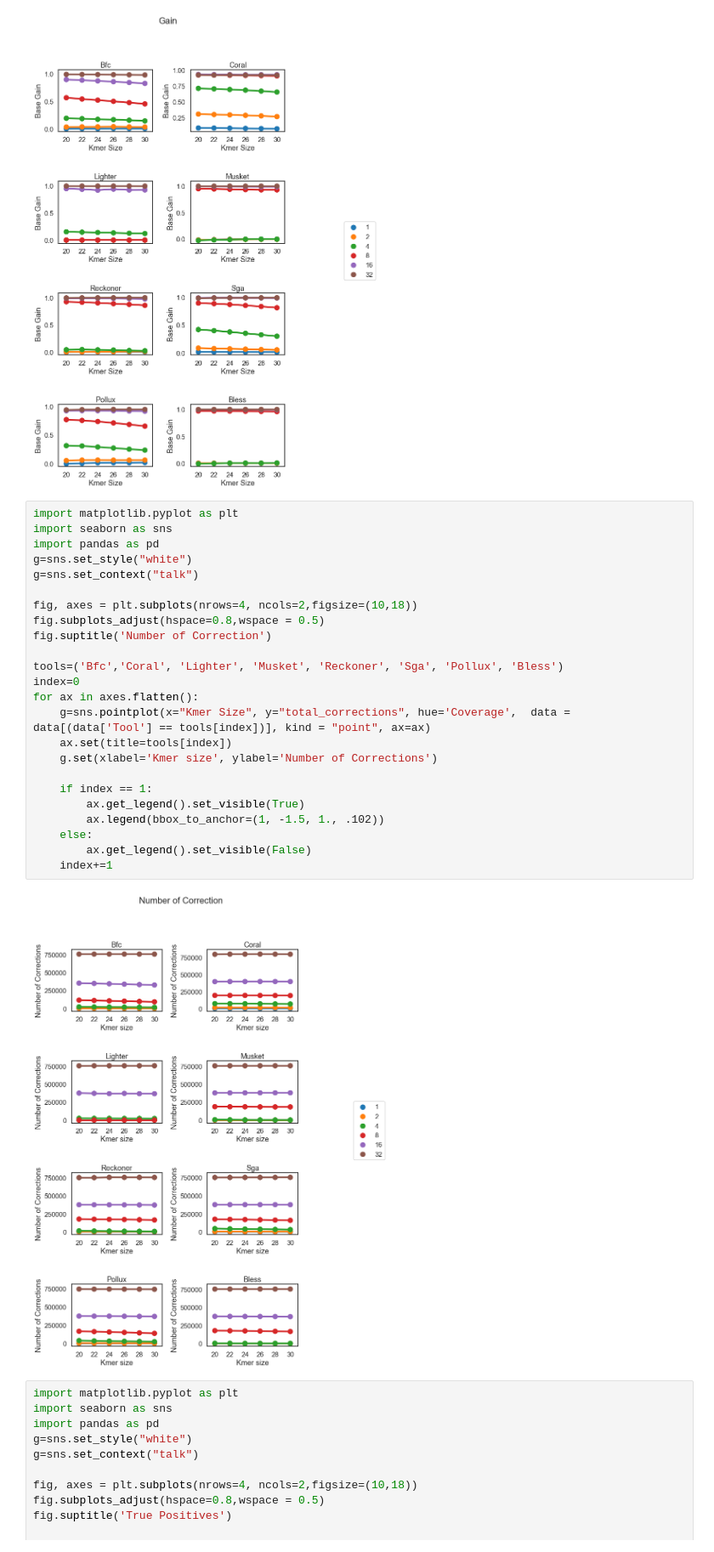
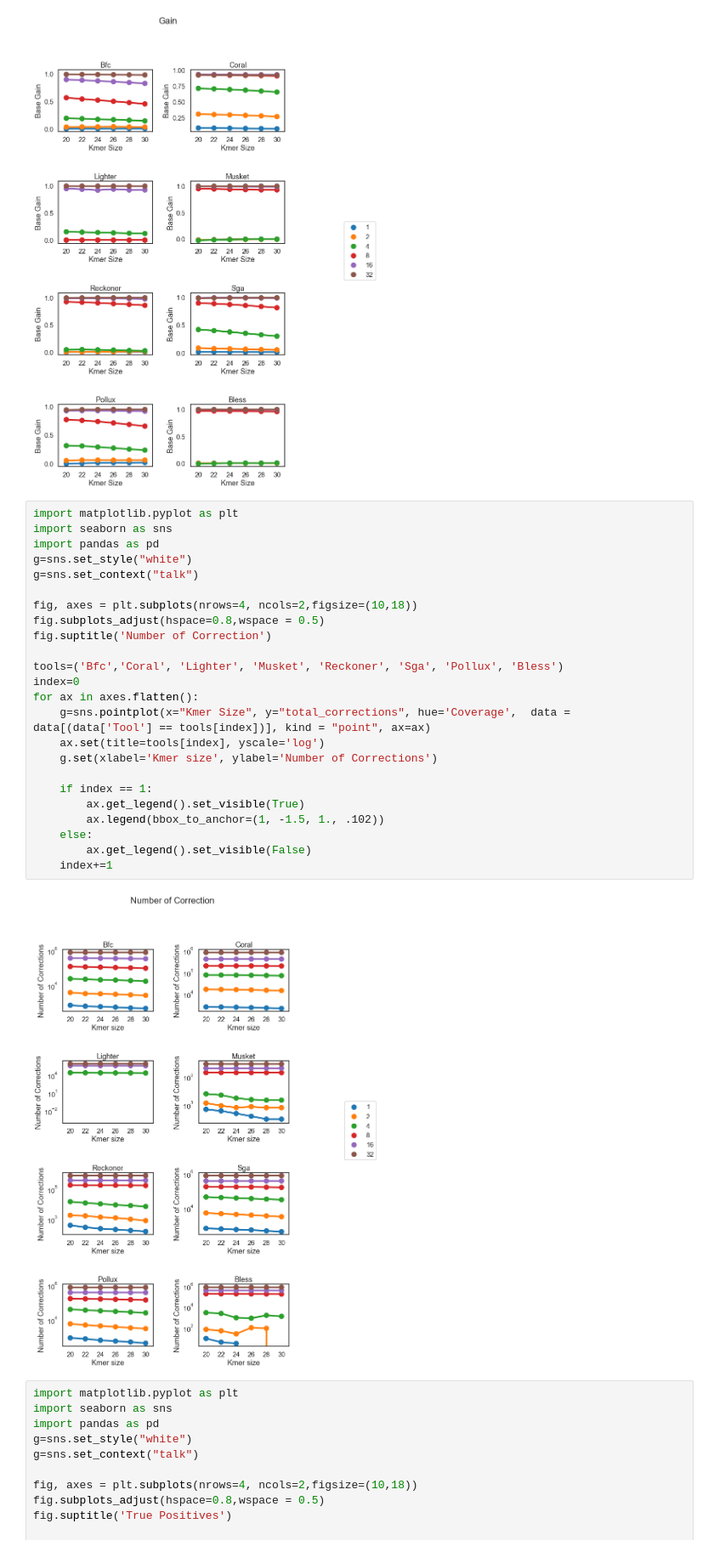
Before and after one commit to Mangul-Lab-USC/benchmarking_error_correction, a Jupyter notebook: notebooks/Ecoli.ipynb, the cells around one changed output. Shown at 85% size. Saved outputs shown, nothing was run; the diff lists cells and outputs as text.

```diff
--- a/notebooks/Ecoli.ipynb
+++ b/notebooks/Ecoli.ipynb
@@ -53,29 +53,29 @@ for ax in axes.flatten():
 # %%
 import matplotlib.pyplot as plt
 import seaborn as sns
 import pandas as pd
 g=sns.set_style("white")
 g=sns.set_context("talk")
 
 fig, axes = plt.subplots(nrows=4, ncols=2,figsize=(10,18))
 fig.subplots_adjust(hspace=0.8,wspace = 0.5)
 fig.suptitle('Number of Correction')
 
 tools=('Bfc','Coral', 'Lighter', 'Musket', 'Reckoner', 'Sga', 'Pollux', 'Bless')
 index=0
 for ax in axes.flatten():
     g=sns.pointplot(x="Kmer Size", y="total_corrections", hue='Coverage',  data = data[(data['Tool'] == tools[index])], kind = "point", ax=ax)
-    ax.set(title=tools[index])
+    ax.set(title=tools[index], yscale='log')
     g.set(xlabel='Kmer size', ylabel='Number of Corrections')
 
     if index == 1:
         ax.get_legend().set_visible(True)
         ax.legend(bbox_to_anchor=(1, -1.5, 1., .102))
     else:
         ax.get_legend().set_visible(False)
     index+=1
 # %% [output]
-[figure, old version]
+[figure, new version]
 # %%
 import matplotlib.pyplot as plt
 import seaborn as sns
```
Also changed, not shown: parts of 2 cells of this notebook, 10 other files.
